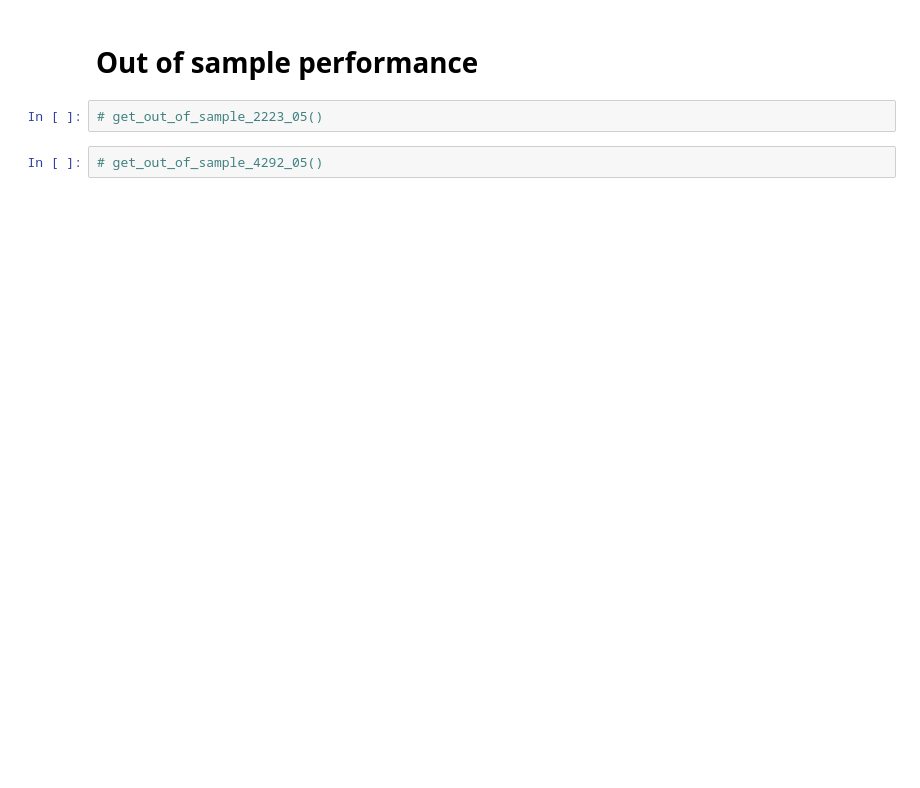
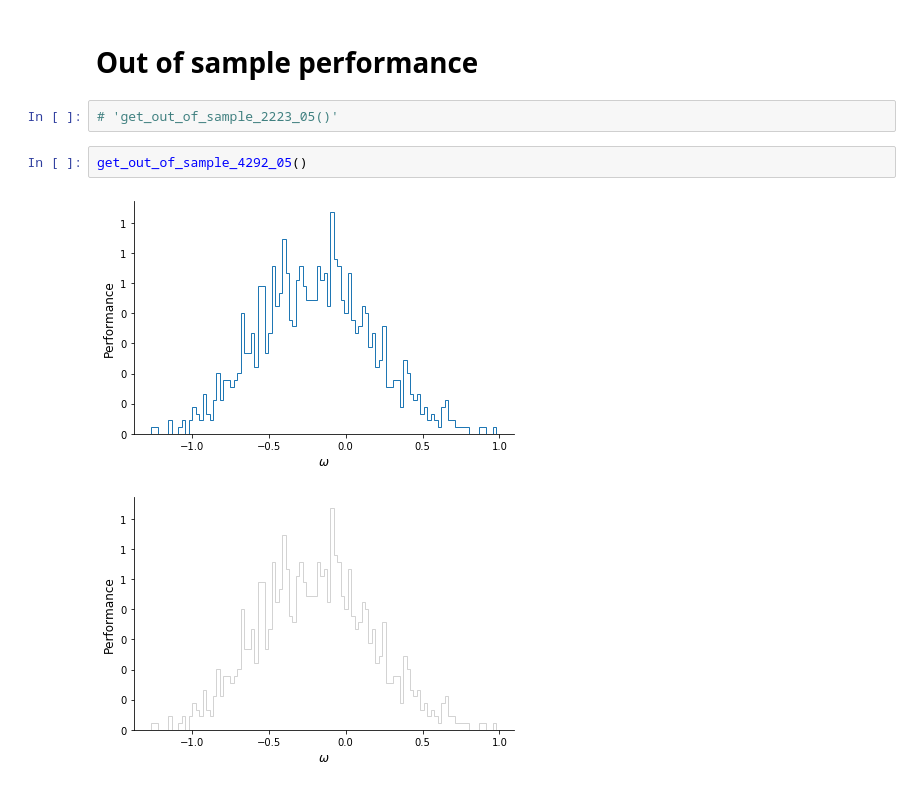
Before and after one commit to robustzurcher/analysis, a Jupyter notebook: notebooks/03_application.ipynb, the cells around one changed output. Saved outputs shown, nothing was run; the diff lists cells and outputs as text; blank space fills up the shorter version.

Commit message:
Edited validation plot.

```diff
--- a/notebooks/03_application.ipynb
+++ b/notebooks/03_application.ipynb
@@ -166,6 +166,9 @@ get_performance()
 # %% [markdown]
 # Out of sample performance
 # %%
-# get_out_of_sample_2223_05()
+# 'get_out_of_sample_2223_05()'
-# %%
-# get_out_of_sample_4292_05()
+# %%
+get_out_of_sample_4292_05()
+# %% [output]
+[figure, added]
+[figure, added]
```
Also changed, not shown: parts of 7 cells of this notebook, 2 other files.
